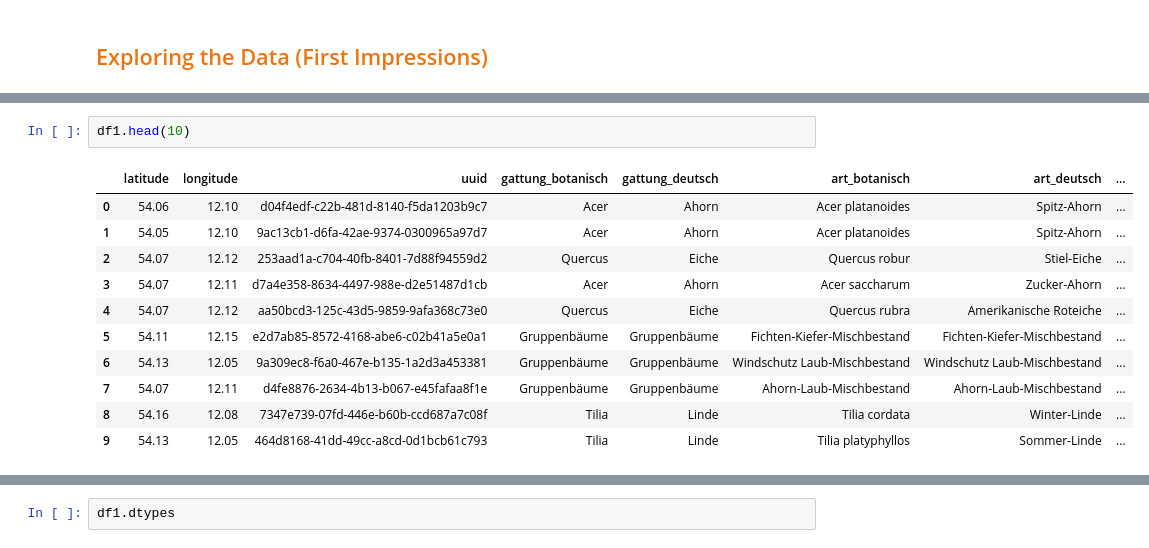
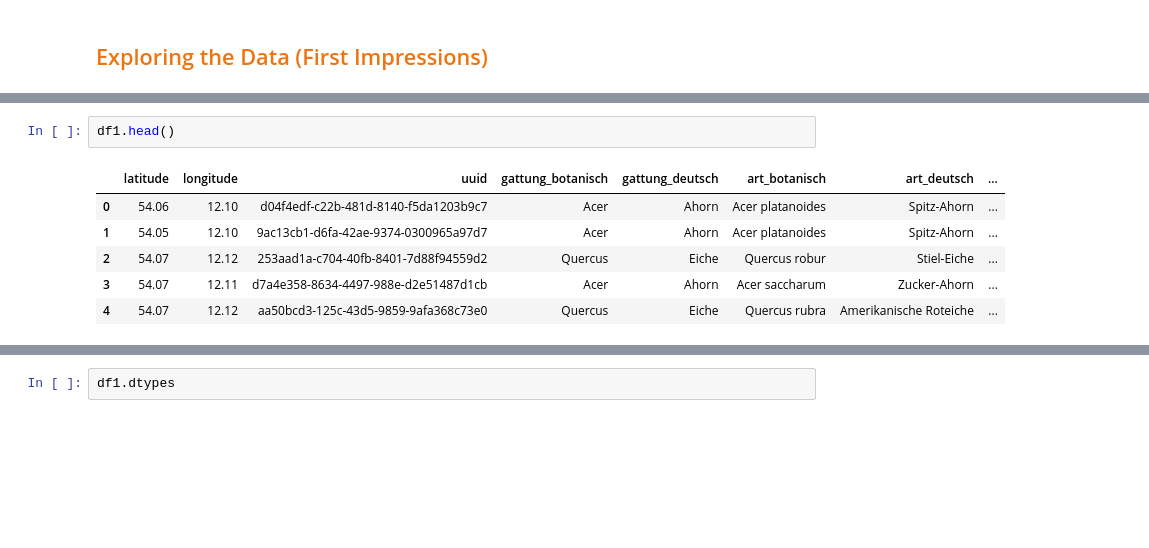
Before and after one commit to Paula0923/trees-midproject, a Jupyter notebook: cleaning-trees.ipynb, the cells around one changed output, grey strips where cells are left out. Drawn from its saved outputs; the diff is of its cells as text; blank space fills up the shorter version.

```diff
--- a/cleaning-trees-Copy1.ipynb
+++ b/cleaning-trees.ipynb
@@ -33,15 +29,10 @@ df1.shape
 # %%
-df1.head(10)
+df1.head()
 # %% [output]
 |  | latitude | longitude | uuid | gattung_botanisch | gattung_deutsch | art_botanisch | art_deutsch | ... |
 | 0 | 54.06 | 12.10 | d04f4edf-c22b-481d-8140-f5da1203b9c7 | Acer | Ahorn | Acer platanoides | Spitz-Ahorn | ... |
 | 1 | 54.05 | 12.10 | 9ac13cb1-d6fa-42ae-9374-0300965a97d7 | Acer | Ahorn | Acer platanoides | Spitz-Ahorn | ... |
 | 2 | 54.07 | 12.12 | 253aad1a-c704-40fb-8401-7d88f94559d2 | Quercus | Eiche | Quercus robur | Stiel-Eiche | ... |
 | 3 | 54.07 | 12.11 | d7a4e358-8634-4497-988e-d2e51487d1cb | Acer | Ahorn | Acer saccharum | Zucker-Ahorn | ... |
 | 4 | 54.07 | 12.12 | aa50bcd3-125c-43d5-9859-9afa368c73e0 | Quercus | Eiche | Quercus rubra | Amerikanische Roteiche | ... |
-| 5 | 54.11 | 12.15 | e2d7ab85-8572-4168-abe6-c02b41a5e0a1 | Gruppenbäume | Gruppenbäume | Fichten-Kiefer-Mischbestand | Fichten-Kiefer-Mischbestand | ... |
-| 6 | 54.13 | 12.05 | 9a309ec8-f6a0-467e-b135-1a2d3a453381 | Gruppenbäume | Gruppenbäume | Windschutz Laub-Mischbestand | Windschutz Laub-Mischbestand | ... |
-| 7 | 54.07 | 12.11 | d4fe8876-2634-4b13-b067-e45fafaa8f1e | Gruppenbäume | Gruppenbäume | Ahorn-Laub-Mischbestand | Ahorn-Laub-Mischbestand | ... |
-| 8 | 54.16 | 12.08 | 7347e739-07fd-446e-b60b-ccd687a7c08f | Tilia | Linde | Tilia cordata | Winter-Linde | ... |
-| 9 | 54.13 | 12.05 | 464d8168-41dd-49cc-a8cd-0d1bcb61c793 | Tilia | Linde | Tilia platyphyllos | Sommer-Linde | ... |
 # %%
```
Also changed, not shown: parts of 31 cells of this notebook, 1 other file.
